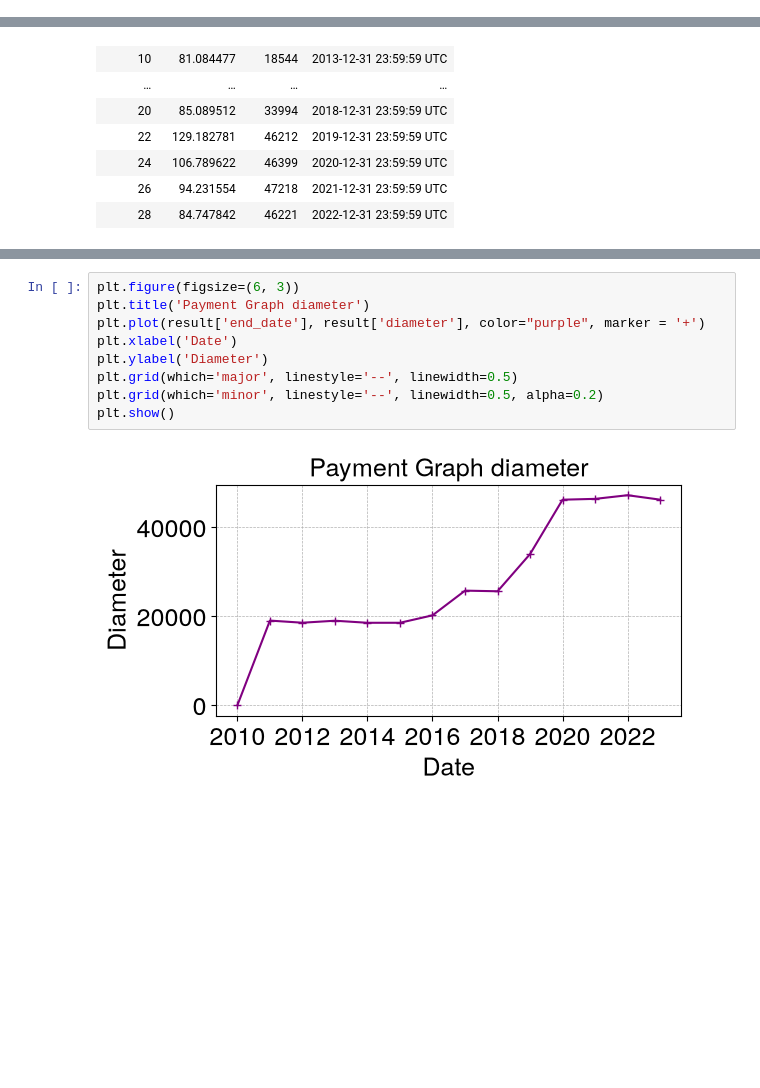
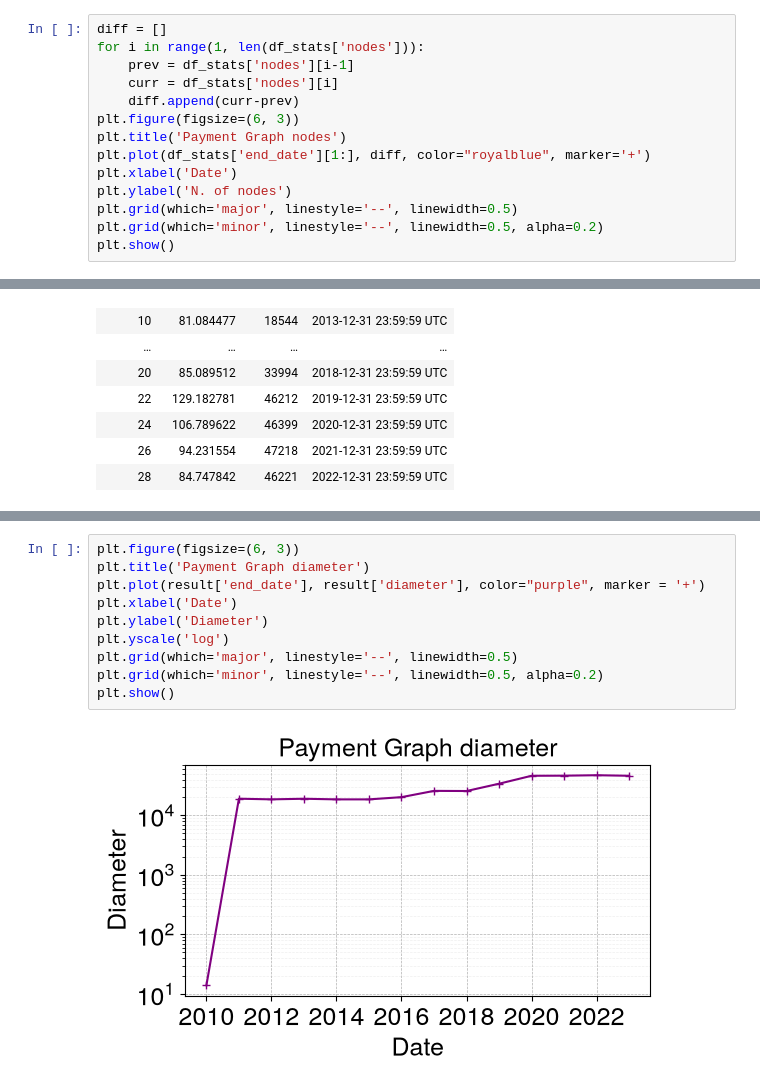
Before and after one commit to mloporchio/BitcoinTemporalAnalysis, a Jupyter notebook: nb_analysis.ipynb, the cells around one changed output, grey strips where cells are left out. Saved outputs shown, nothing was run; the diff lists cells and outputs as text; blank space fills up the shorter version.

```diff
--- a/nb_analysis.ipynb
+++ b/nb_analysis.ipynb
@@ -116,3 +116,17 @@ plt.grid(which='minor', linestyle='--', linewidth=0.5, alpha=0.2)
 plt.show()
 # %% [output]
 [figure]
+# %%
+diff = []
+for i in range(1, len(df_stats['nodes'])):
+    prev = df_stats['nodes'][i-1]
+    curr = df_stats['nodes'][i]
+    diff.append(curr-prev)
+plt.figure(figsize=(6, 3))
+plt.title('Payment Graph nodes')
+plt.plot(df_stats['end_date'][1:], diff, color="royalblue", marker='+')
+plt.xlabel('Date')
+plt.ylabel('N. of nodes')
+plt.grid(which='major', linestyle='--', linewidth=0.5)
+plt.grid(which='minor', linestyle='--', linewidth=0.5, alpha=0.2)
+plt.show()
@@ -903,11 +920,12 @@ plt.show()
 # %%
 plt.figure(figsize=(6, 3))
 plt.title('Payment Graph diameter')
 plt.plot(result['end_date'], result['diameter'], color="purple", marker = '+')
 plt.xlabel('Date')
 plt.ylabel('Diameter')
+plt.yscale('log')
 plt.grid(which='major', linestyle='--', linewidth=0.5)
 plt.grid(which='minor', linestyle='--', linewidth=0.5, alpha=0.2)
 plt.show()
 # %% [output]
-[figure, old version]
+[figure, new version]
```
Also changed, not shown: parts of 5 cells of this notebook, 8 other files.
